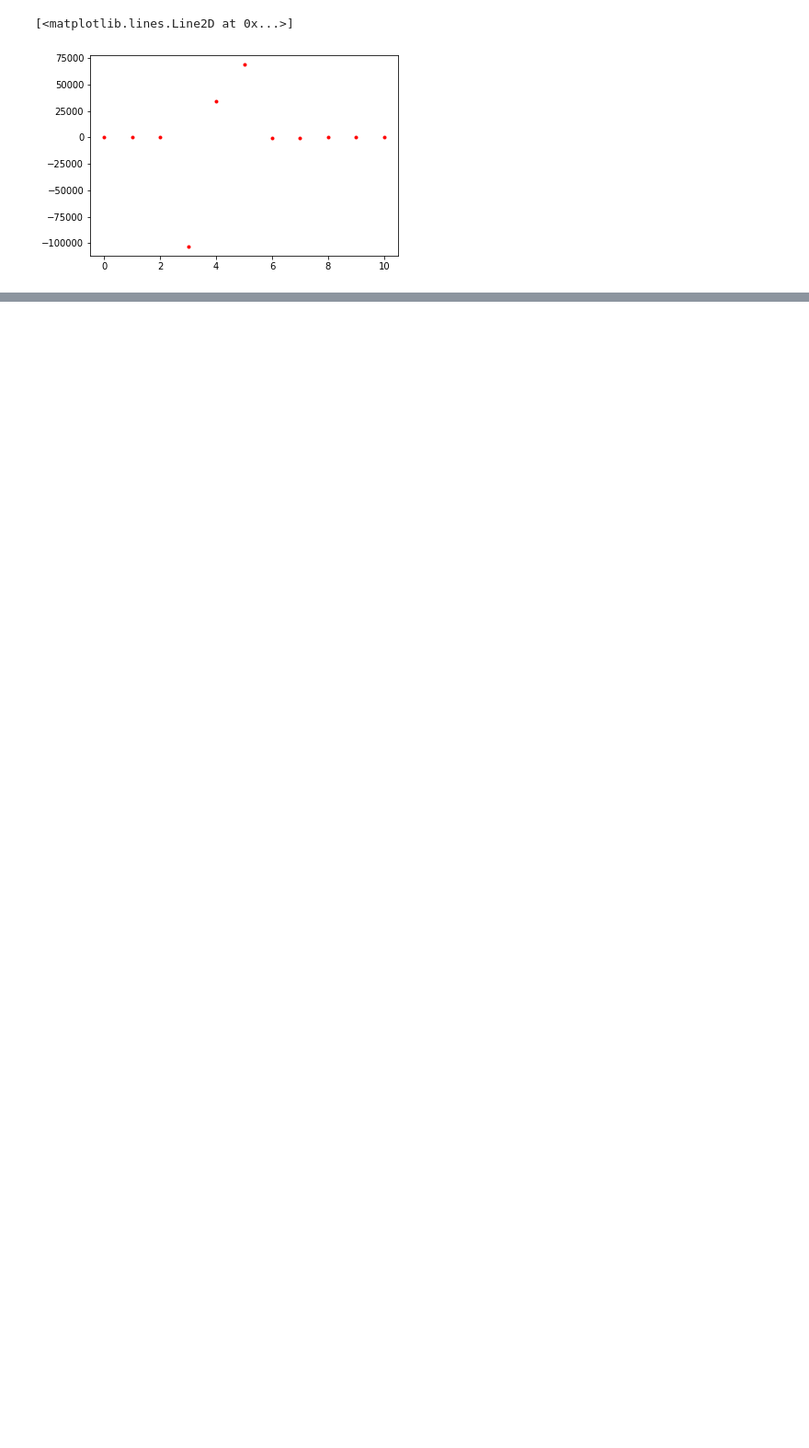
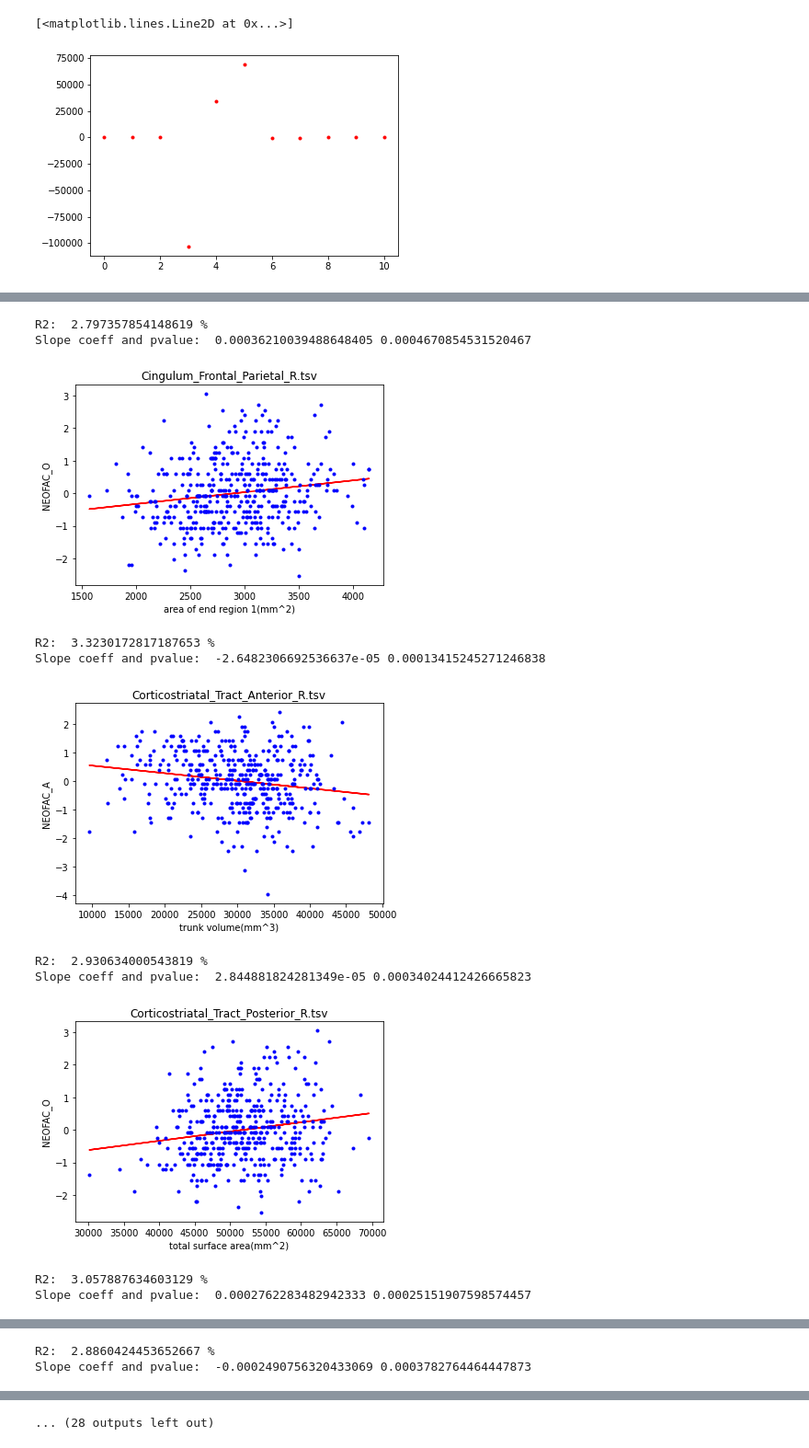
Before and after one commit to benedetta-mariani/BrainHack-Padova-2020, a Jupyter notebook: BrainHack_Padova.ipynb, the cells around one changed output, grey strips where cells are left out. Shown at 92% size. Drawn from its saved outputs; the diff is of its cells as text; code cells hidden in the pictures; blank space fills up the shorter version.

```diff
--- a/BrainHack_Padova.ipynb
+++ b/BrainHack_Padova.ipynb
@@ -310,0 +400,16 @@ plt.plot(model.coef_, 'r.')
+# %%
+males = []
+females = []
+gender = np.array(fd["Gender.1"])
+for r in range(len(gender)):
+  if gender[r] == 1:
+    females.append(fd.index[r])
+
+
+for r in range(len(gender)):
+  if gender[r] == 2:
+    males.append(fd.index[r])
+
+
+maledf = df.loc[males]
+femaledf = df.loc[females]
@@ -310,0 +490,41 @@ plt.plot(model.coef_, 'r.')
+# %%
+for r in range(len(files)):
+  f = files[r][0]
+  s = files[r][1]
+  l = files[r][2]
+  fd = pd.read_csv(f, sep =  '\t', index_col = 0)
+  x = fd[s]
+  y = fd[l]
+  idx = np.where(np.isnan(x))
+  idx2 = np.where(np.isnan(y))
+  y = np.delete(np.array(y),idx2[0].tolist()+ idx[0].tolist())
+  x = np.delete(np.array(x),idx2[0].tolist()+ idx[0].tolist())
+  #x = np.delete(np.array(x),13) # outlier in Cingulum_Parahippocampal_R case
+  #y = np.delete(np.array(y),13) #outlier in Cingulum_Parahippocampal_R case
+  #x = (x- np.mean(x))/np.std(x) # z-score
+  #y = (y- np.mean(y))/np.std(y) # z-score
+  x2 = sm2.add_constant(x)
+  ls = sm.OLS(y, x2).fit()
+  print('R2: ', r2_score(y,ls.params[0] + ls.params[1]*x)*100, '%')
+  plt.figure()
+  plt.plot(x, ls.params[0] + ls.params[1]*x, 'r-')
+
+  print('Slope coeff and pvalue: ',ls.params[1], ls.pvalues[1])
+  ls.summary()
+  plt.title(f)
+  plt.plot(x,y, 'b.')
+  plt.ylabel(l)
+  plt.xlabel(s)
+  plt.show()
+# %% [output]
+R2:  2.797357854148619 %
+Slope coeff and pvalue:  0.00036210039488648405 0.0004670854531520467
+[figure, added]
+R2:  3.3230172817187653 %
+Slope coeff and pvalue:  -2.6482306692536637e-05 0.00013415245271246838
+[figure, added]
+R2:  2.930634000543819 %
+Slope coeff and pvalue:  2.844881824281349e-05 0.00034024412426665823
+[figure, added]
+R2:  3.057887634603129 %
+Slope coeff and pvalue:  0.0002762283482942333 0.00025151907598574457
@@ -310,0 +532,2 @@ plt.plot(model.coef_, 'r.')
+R2:  2.8860424453652667 %
+Slope coeff and pvalue:  -0.0002490756320433069 0.0003782764464447873
@@ -310,0 +538 @@ plt.plot(model.coef_, 'r.')
+... (28 outputs left out)
```
Also changed, not shown: parts of 54 cells of this notebook.
